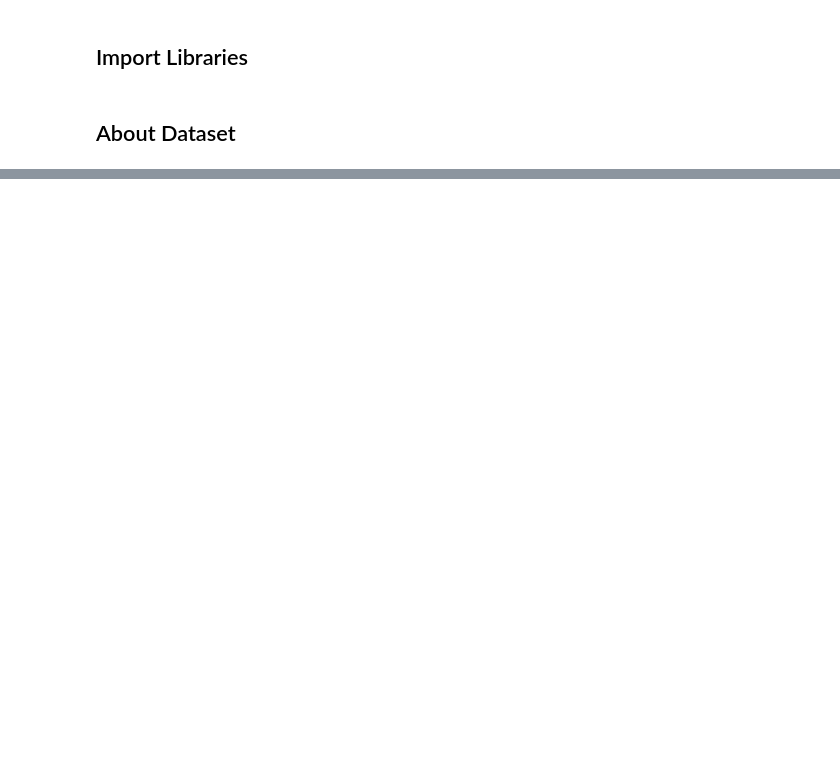
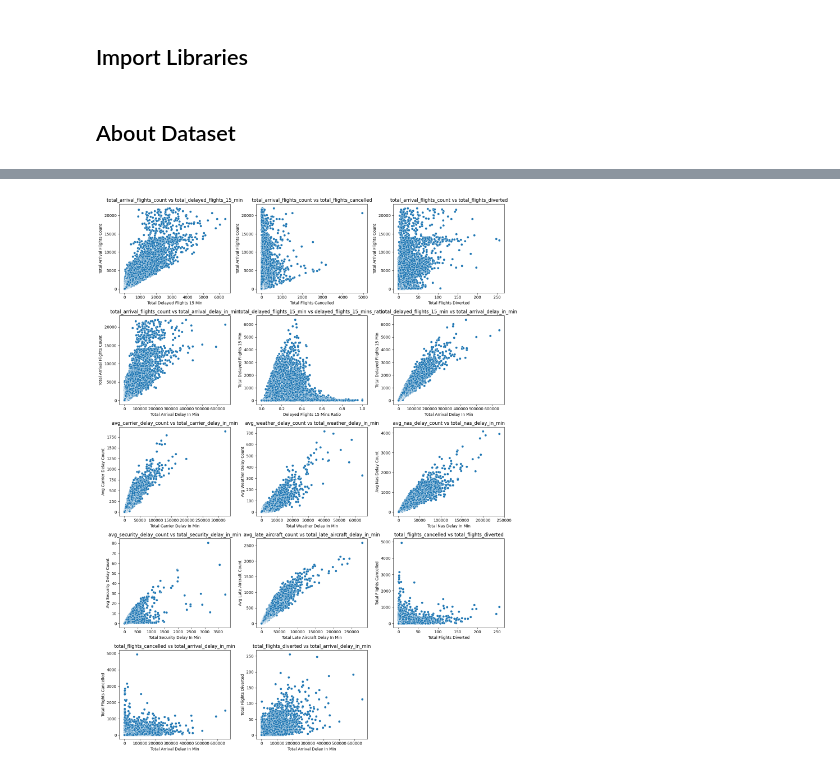
Before and after one commit to GopinathAchuthan/Airline-On-Time-Performance-and-Delay-Prediction, a Jupyter notebook: Airline-On-Time-Performance-and-Delay-Prediction.ipynb, the cells around one changed output, grey strips where cells are left out. Cells and saved outputs as stored; diff of their text form; code cells hidden in the pictures; blank space fills up the shorter version.

```diff
--- a/Airline-On-Time-Performance-and-Delay-Prediction.ipynb
+++ b/Airline-On-Time-Performance-and-Delay-Prediction.ipynb
@@ -92,0 +652,46 @@ url = 'https://raw.githubusercontent.com/GopinathAchuthan/Airline-On-Time-Perfor
+# %%
+'''
+Using a Scatter Plot to visualize the relationship between two continuous variables
+'''
+
+numeric_pairs = [('total_arrival_flights_count', 'total_delayed_flights_15_min'),  # Total flights vs delayed flights
+                 ('total_arrival_flights_count', 'total_flights_cancelled'),  # Total flights vs cancelled flights
+                 ('total_arrival_flights_count', 'total_flights_diverted'),  # Total flights vs diverted flights
+                 ('total_arrival_flights_count', 'total_arrival_delay_in_min'),  # Total flights vs total arrival delay time
+                 ('total_delayed_flights_15_min', 'delayed_flights_15_mins_ratio'),  # Delayed flights vs ratio of delayed flights
+                 ('total_delayed_flights_15_min', 'total_arrival_delay_in_min'),  # Delayed flights vs total arrival delay time
+                 ('avg_carrier_delay_count', 'total_carrier_delay_in_min'),  # Average carrier delay count vs total carrier delay time
+                 ('avg_weather_delay_count', 'total_weather_delay_in_min'),  # Average weather delay count vs total weather delay time
+                 ('avg_nas_delay_count', 'total_nas_delay_in_min'),  # Average NAS delay count vs total NAS delay time
+                 ('avg_security_delay_count', 'total_security_delay_in_min'),  # Average security delay count vs total security delay time
+                 ('avg_late_aircraft_count', 'total_late_aircraft_delay_in_min'),  # Average late aircraft count vs total late aircraft delay time
+                 ('total_flights_cancelled', 'total_flights_diverted'),  # Cancelled flights vs diverted flights
+                 ('total_flights_cancelled', 'total_arrival_delay_in_min'),  # Cancelled flights vs total arrival delay time
+                 ('total_flights_diverted', 'total_arrival_delay_in_min')  # Diverted flights vs total arrival delay time
+                ]
+
+count_num_features = len(numeric_pairs)
+cols = 3
+rows = (count_num_features // cols) + (count_num_features % cols > 0)
+
+fig, axes = plt.subplots(rows, cols, figsize=(15, 4 * rows))
+axes = axes.flatten()
+
+for idx, feature in enumerate(numeric_pairs):
+    feature1, feature2 = feature
+    ax = axes[idx]
+    sns.scatterplot(x=raw_data[feature2], y=raw_data[feature1], ax=ax)
+    ax.set_title(f'{feature1} vs {feature2}')
+    y_label_name = ' '.join(word.capitalize() for word in feature1.split('_'))
+    ax.set_ylabel(y_label_name)
+    x_label_name = ' '.join(word.capitalize() for word in feature2.split('_'))
+    ax.set_xlabel(x_label_name)
+
+# Hide any unused axes
+for i in range(idx + 1, len(axes)):
+    axes[i].axis('off')
+
+plt.tight_layout()
+plt.show()
+# %% [output]
+[figure, added]
```
Also changed, not shown: parts of 40 cells of this notebook.
